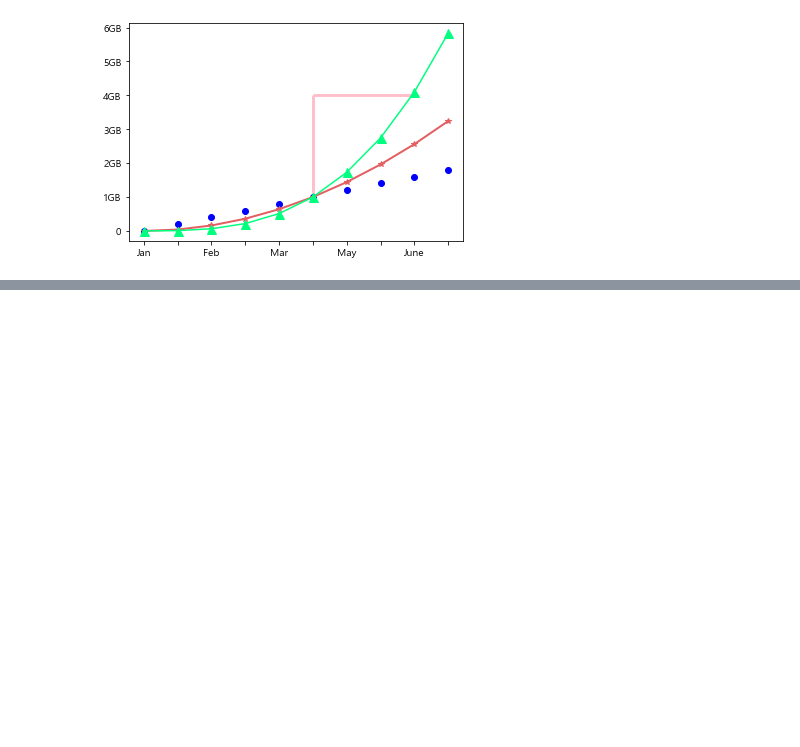
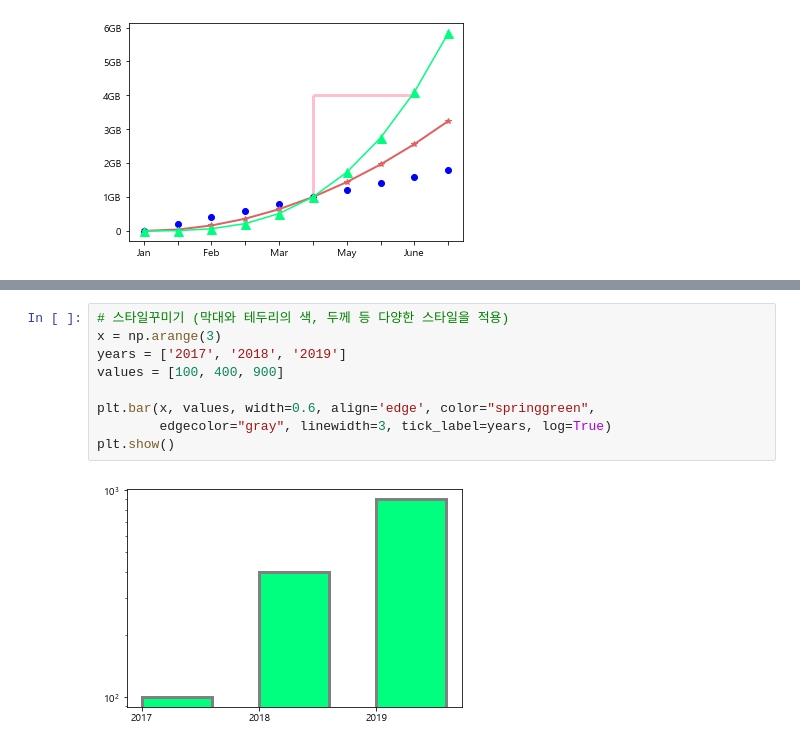
Before and after one commit to EGEG1212/Data-Analysis-2020, a Jupyter notebook: 04.Visual/02.matplotlib.ipynb, the cells around one changed output, grey strips where cells are left out. Drawn from its saved outputs; the diff is of its cells as text; blank space fills up the shorter version.

```diff
--- a/04.Visual/02.matplotlib.ipynb
+++ b/04.Visual/02.matplotlib.ipynb
@@ -441,0 +479,11 @@ plt.show()
+# %%
+# 스타일꾸미기 (막대와 테두리의 색, 두께 등 다양한 스타일을 적용)
+x = np.arange(3)
+years = ['2017', '2018', '2019']
+values = [100, 400, 900]
+
+plt.bar(x, values, width=0.6, align='edge', color="springgreen",
+        edgecolor="gray", linewidth=3, tick_label=years, log=True)
+plt.show()
+# %% [output]
+[figure, added]
```
Also changed, not shown: parts of 43 cells of this notebook, 1 other file.
